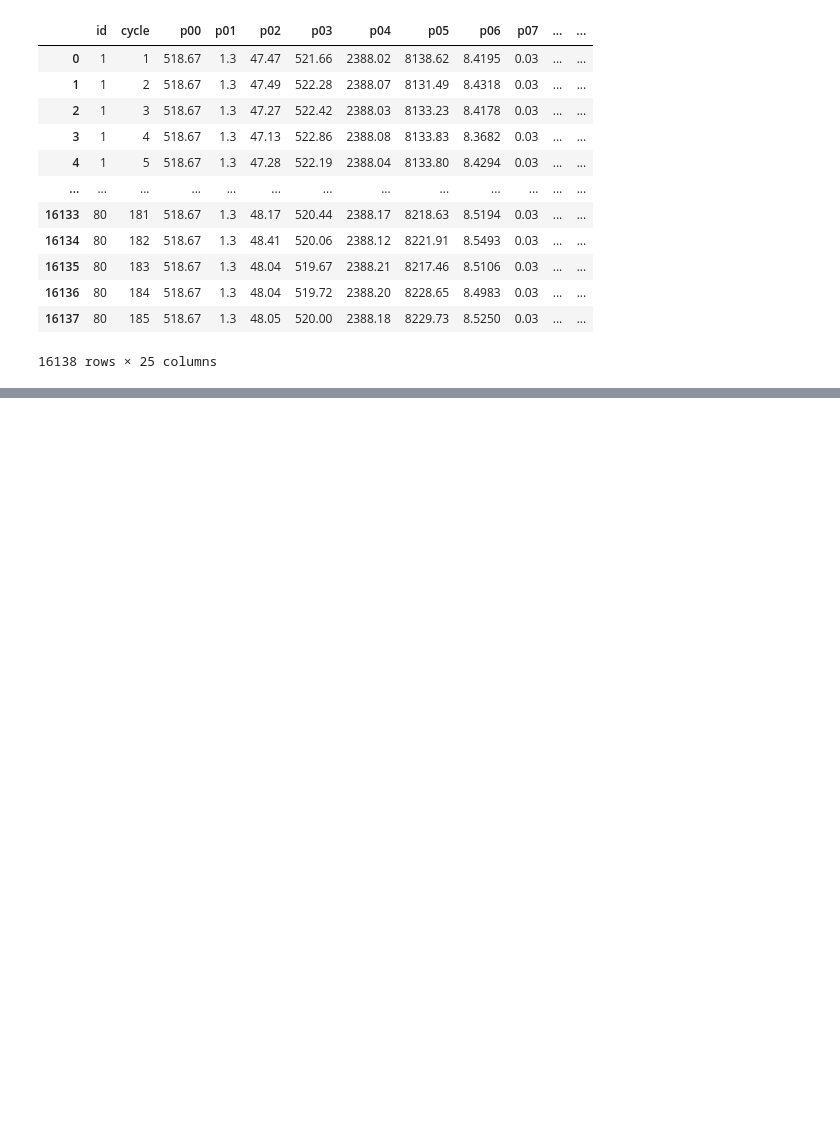
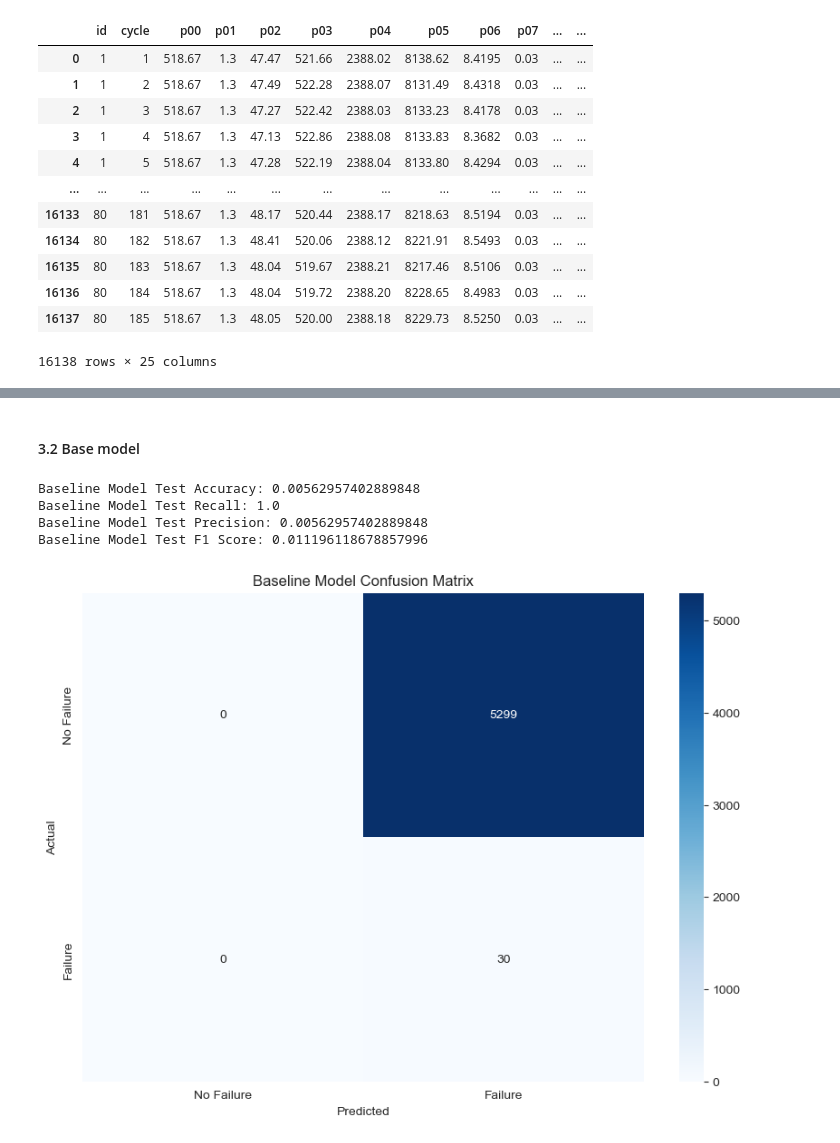
Before and after one commit to PeterOstr/test_task2, a Jupyter notebook: motor_maintenance.ipynb, the cells around one changed output, grey strips where cells are left out. Cells and saved outputs as stored; diff of their text form; code cells hidden in the pictures; blank space fills up the shorter version.

```diff
--- a/motor_maintenance.ipynb
+++ b/motor_maintenance.ipynb
@@ -371,0 +314,31 @@ Failure Prediction for new data:
+# %% [markdown]
+#### 3.2 Base model
+# %%
+# Модель, которая всегда предсказывает поломку
+y_pred_baseline = np.ones_like(y_test)
+
+# Оценка базовой модели
+accuracy_baseline = accuracy_score(y_test, y_pred_baseline)
+recall_baseline = recall_score(y_test, y_pred_baseline, zero_division=0)
+precision_baseline = precision_score(y_test, y_pred_baseline, zero_division=0)
+f1_baseline = f1_score(y_test, y_pred_baseline, zero_division=0)
+
+print(f"Baseline Model Test Accuracy: {accuracy_baseline}")
+print(f"Baseline Model Test Recall: {recall_baseline}")
+print(f"Baseline Model Test Precision: {precision_baseline}")
+print(f"Baseline Model Test F1 Score: {f1_baseline}")
+
+# Построение матрицы ошибок для базовой модели
+cm_baseline = confusion_matrix(y_test, y_pred_baseline)
+plt.figure(figsize=(10, 7))
+sns.heatmap(cm_baseline, annot=True, fmt='d', cmap='Blues', xticklabels=['No Failure', 'Failure'], yticklabels=['No Failure', 'Failure'])
+plt.xlabel('Predicted')
+plt.ylabel('Actual')
+plt.title('Baseline Model Confusion Matrix')
+plt.show()
+# %% [output]
+Baseline Model Test Accuracy: 0.00562957402889848
+Baseline Model Test Recall: 1.0
+Baseline Model Test Precision: 0.00562957402889848
+Baseline Model Test F1 Score: 0.011196118678857996
+[figure, added]
```
Also changed, not shown: parts of 30 cells of this notebook, 2 other files.
